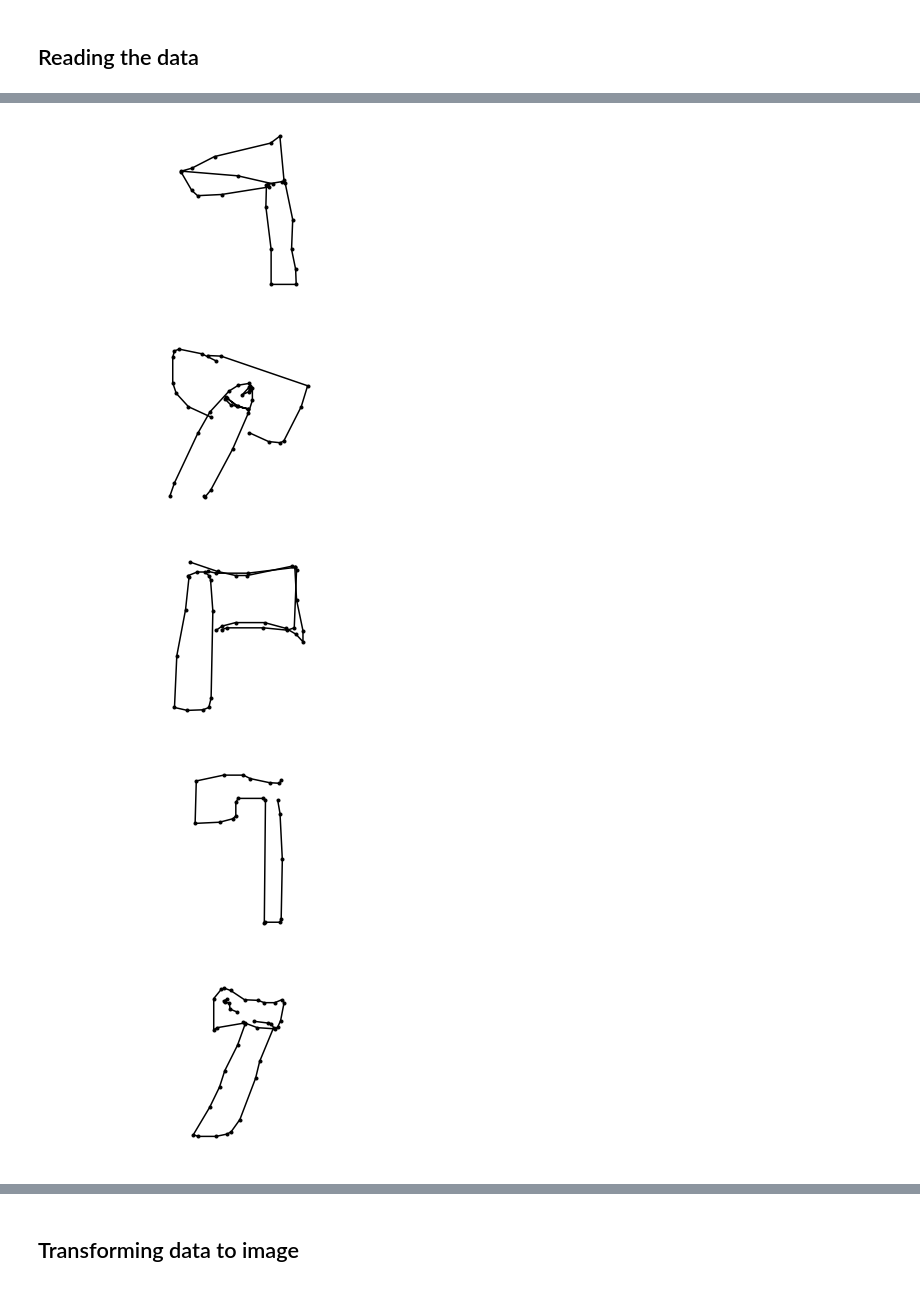
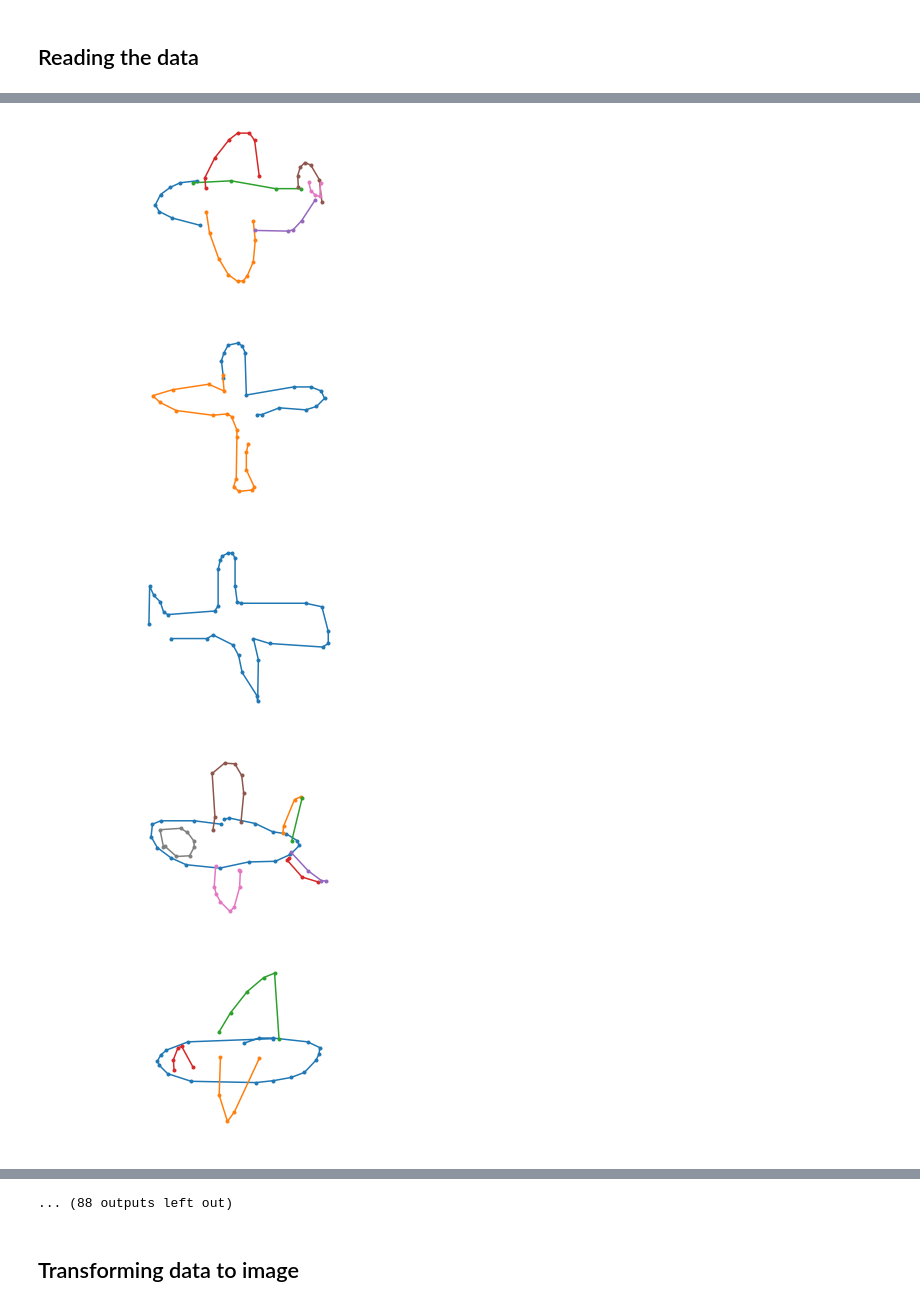
Before and after one commit to samimhirech/deep-learning-quick-draw, a Jupyter notebook: notebooks/scrapbook.ipynb, the cells around one changed output, grey strips where cells are left out. Saved outputs shown, nothing was run; the diff lists cells and outputs as text; code cells hidden in the pictures.

Commit message:
Loading drawings from multiple files

```diff
--- a/notebooks/scrapbook.ipynb
+++ b/notebooks/scrapbook.ipynb
@@ -30,5 +27,15 @@ axe = pd.read_csv('../../data_quick_draw/axe.csv',
+# %%
+path = '../data/data_train/' # use your path
+allFiles = glob.glob(path + "/*.csv")
+frame = pd.DataFrame()
+list_ = []
+for file_ in allFiles:
+    df = pd.read_csv(file_,index_col='key_id',nrows=100).drop(['countrycode', 'recognized', 'timestamp'], axis=1)[:100]
+    list_.append(df)
+data = pd.concat(list_)
 # %%
-axe.drawing = axe.drawing.map(ast.literal_eval)
+data.drawing = data.drawing.map(ast.literal_eval)
 # %%
-first_ten_ids = axe.iloc[:10].index
-axe_images = axe.loc[first_ten_ids, 'drawing']
+first_ten_ids = data.iloc[::2].index
+data_images = data.loc[first_ten_ids, 'drawing']
+data_images
@@ -35,10 +60,10 @@ axe_images = axe.loc[first_ten_ids, 'drawing']
 # %%
-for index, axe_drawing in enumerate(axe_images, 0):
+for index, data_drawing in enumerate(data_images, 0):
 
     plt.figure(figsize=(6,3))
 
-    for x,y in axe_drawing:
-        plt.plot(x, y, marker='.', color='black')
+    for x,y in data_drawing:
+        plt.plot(x, y, marker='.')
         plt.axis('off')
 
     plt.gca().invert_yaxis()
@@ -50,5 +75,5 @@ for index, axe_drawing in enumerate(axe_images, 0):
-[figure, old version]
+[figure, new version]
-[figure, old version]
+[figure, new version]
-[figure, old version]
+[figure, new version]
-[figure, old version]
+[figure, new version]
-[figure, old version]
+[figure, new version]
@@ -58,3 +85,4 @@ for index, axe_drawing in enumerate(axe_images, 0):
+... (88 outputs left out)
 # %% [markdown]
 ## Transforming data to image
 # %%
```
Also changed, not shown: parts of 10 cells of this notebook.
